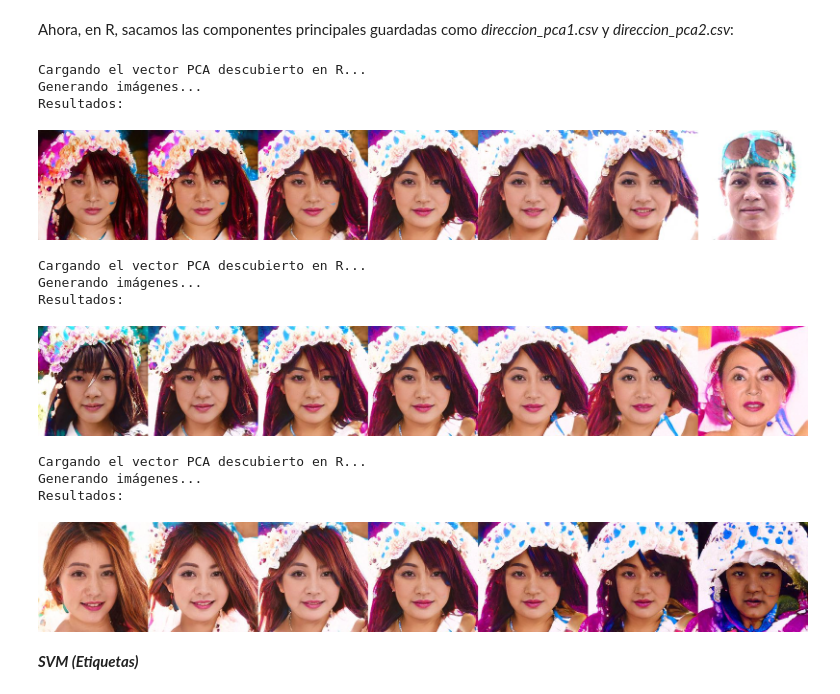
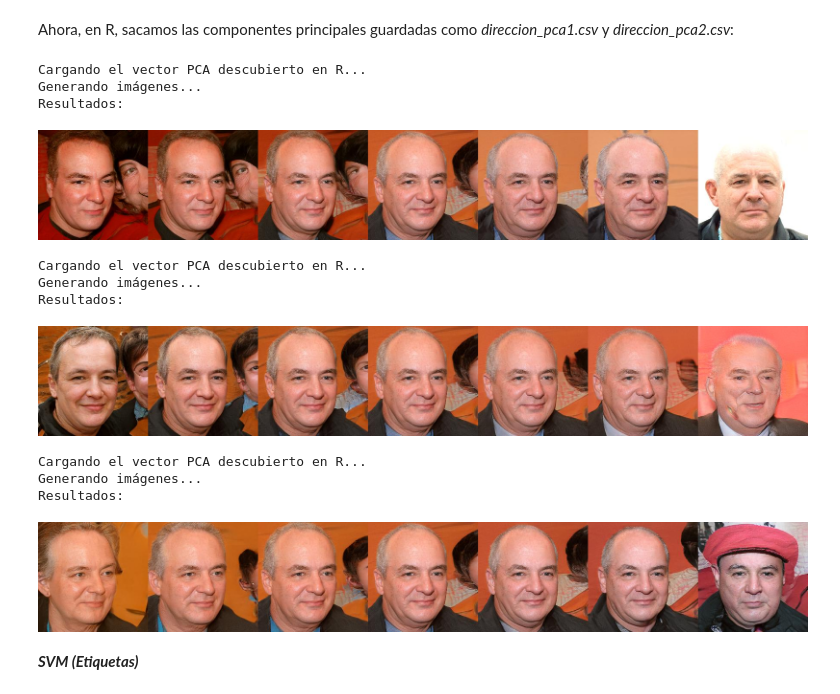
Before and after one commit to ualcsb547/tfg-gans-analisis-latente, a Jupyter notebook: python_colab/generacion_imagenes.ipynb, the cells around one changed output. Drawn from its saved outputs; the diff is of its cells as text; code cells hidden in the pictures.

```diff
--- a/python_colab/generacion_imagenes.ipynb
+++ b/python_colab/generacion_imagenes.ipynb
@@ -183,7 +177,7 @@ vector_pca = df_pca.values.T
 # 2. Generamos una cara base aleatoria para probar
 # Usamos la función anterior
 #w_base = sample_codes(generator, 1, latent_space_type='W')
-w_base = latent_codes[2:3]
+w_base = latent_codes[0:2]
 
 # 3. Preparamos una lista vacía para guardar la evolución de la cara
 imagenes_evolucion = []
@@ -217,7 +211,7 @@ imshow(imagenes_array, col=len(intensidades))
 Cargando el vector PCA descubierto en R...
 Generando imágenes...
 Resultados:
-[figure, old version]
+[figure, new version]
 # %%
 import pandas as pd
 import numpy as np
@@ -234,7 +228,7 @@ vector_pca = df_pca.values.T
 
 # 2. Generamos una cara base aleatoria para probar
 # Usamos la función anterior
-w_base = latent_codes[2:3]
+w_base = latent_codes[0:2]
 
 # 3. Preparamos una lista vacía para guardar la evolución de la cara
 imagenes_evolucion = []
@@ -268,7 +262,7 @@ imshow(imagenes_array, col=len(intensidades))
 Cargando el vector PCA descubierto en R...
 Generando imágenes...
 Resultados:
-[figure, old version]
+[figure, new version]
 # %%
 import pandas as pd
 import numpy as np
@@ -285,41 +279,41 @@ vector_pca = df_pca.values.T
 
 # 2. Generamos una cara base aleatoria para probar
 # Usamos la función anterior
-w_base = latent_codes[2:3]
+w_base = latent_codes[0:2]
 
 # 3. Preparamos una lista vacía para guardar la evolución de la cara
 imagenes_evolucion = []
 
 # 4. Definimos las intensidades (alfa)
 # Vamos a ir desde un extremo negativo hasta un extremo positivo
 # 0.0 representa la cara base sin modificaciones
 intensidades = [-4.0, -2.0, -1.0, 0.0, 1.0, 2.0, 5.0]
 
 print("Generando imágenes...")
 
 for alfa in intensidades:
     # Sumamos a la cara base el vector PCA multiplicado por la intensidad
     w_modificado = w_base + (alfa * vector_pca)
 
     salida = generator.easy_synthesize(w_modificado, latent_space_type='W')
     imagen_final = salida['image'][0]
 
     # Guardamos la imagen generada en nuestra lista
     imagenes_evolucion.append(imagen_final)
 
 print("Resultados:")
 
 # 5. Visualización
 # Convertimos la lista a un array tridimensional para la función
 imagenes_array = np.array(imagenes_evolucion)
 
 # Tantas columnas como intensidades hemos probado (7)
 imshow(imagenes_array, col=len(intensidades))
 # %% [output]
 Cargando el vector PCA descubierto en R...
 Generando imágenes...
 Resultados:
-[figure, old version]
+[figure, new version]
 # %% [markdown]
 ***SVM (Etiquetas)***
 # %%
```
Also changed, not shown: parts of 4 cells of this notebook.
